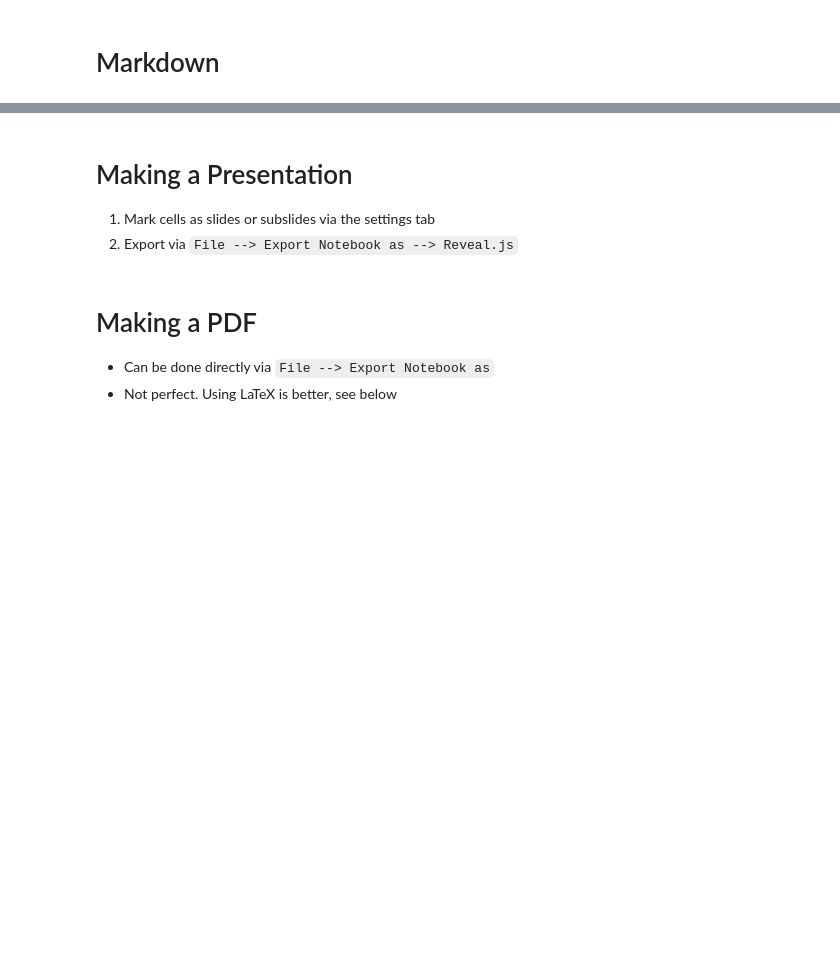
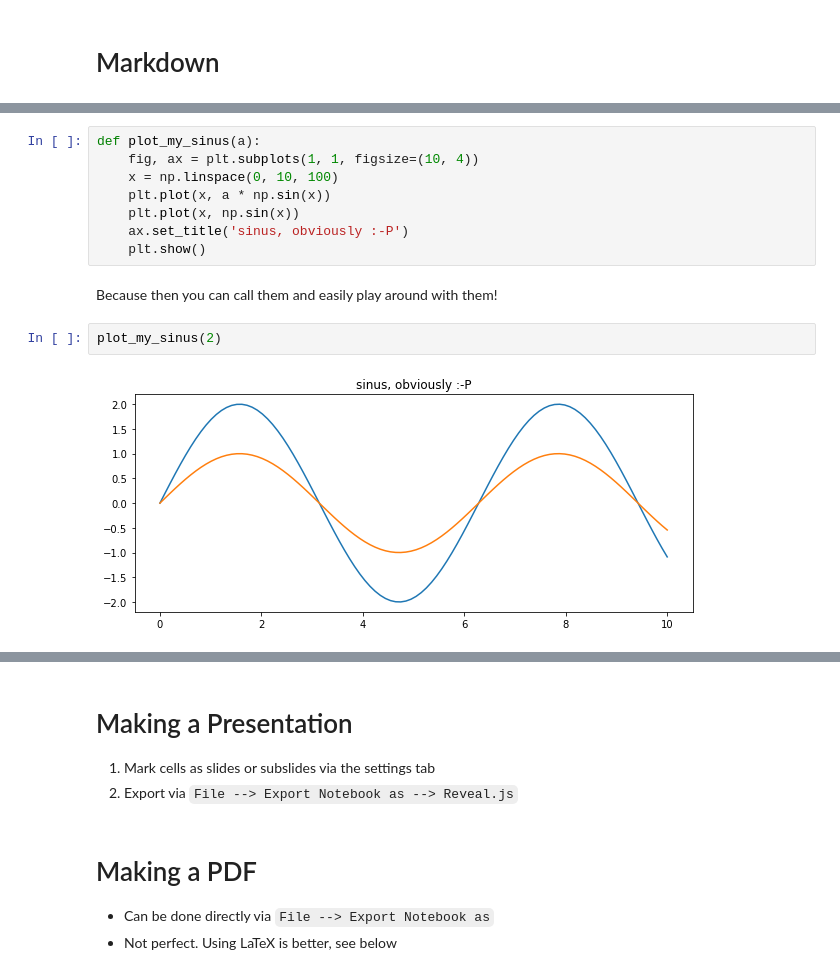
Before and after one commit to k-gregor/jupyter_presentation, a Jupyter notebook: notebook.ipynb, the cells around one changed output, grey strips where cells are left out. Saved outputs shown, nothing was run; the diff lists cells and outputs as text; blank space fills up the shorter version.

```diff
--- a/notebook.ipynb
+++ b/notebook.ipynb
@@ -10,0 +97,14 @@
+# %%
+def plot_my_sinus(a):
+    fig, ax = plt.subplots(1, 1, figsize=(10, 4))
+    x = np.linspace(0, 10, 100)
+    plt.plot(x, a * np.sin(x))
+    plt.plot(x, np.sin(x))
+    ax.set_title('sinus, obviously :-P')
+    plt.show()
+# %% [markdown]
+Because then you can call them and easily play around with them!
+# %%
+plot_my_sinus(2)
+# %% [output]
+[figure, added]
```
Also changed, not shown: parts of 35 cells of this notebook, 3 other files.
